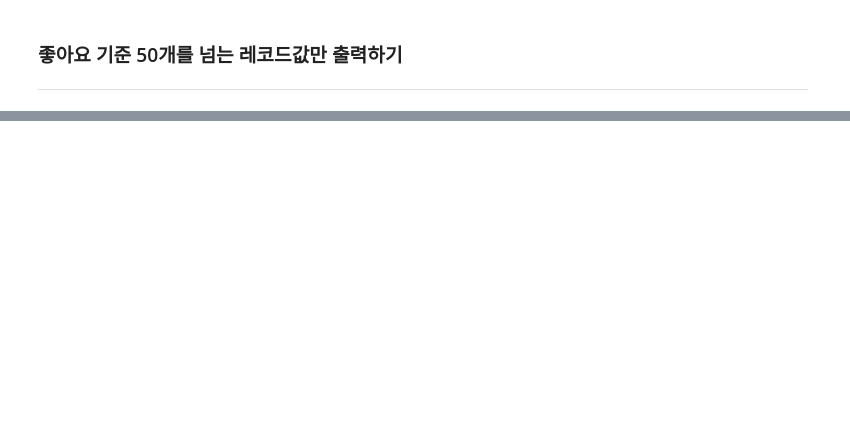
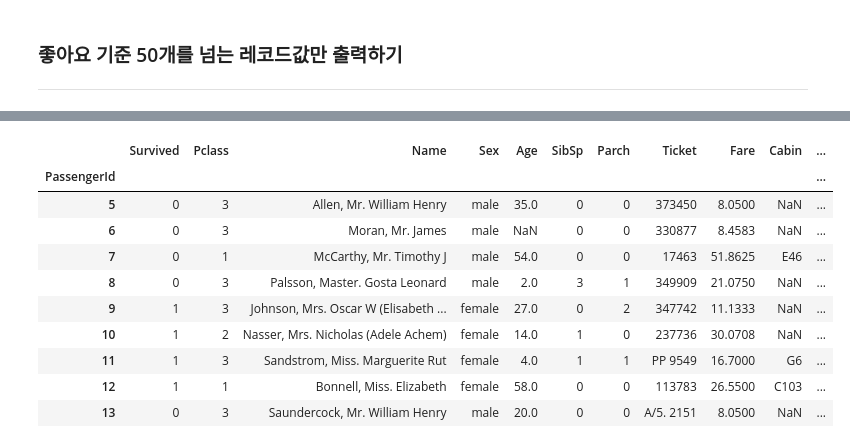
Before and after one commit to HyungtaeMoon/pandas-melon, a Jupyter notebook: bugs.ipynb, the cells around one changed output, grey strips where cells are left out. Cells and saved outputs as stored; diff of their text form; code cells hidden in the pictures; blank space fills up the shorter version.

Commit message:
[ADD, FIX] Titanic Kaggle 추가, bugs 크롤링 내용 수정 및 추가

```diff
--- a/bugs.ipynb
+++ b/bugs.ipynb
@@ -278,0 +379,8 @@ Name: 곡, Length: 100, dtype: object
+# %%
+# 데이터분석을 할 경우에는 아래와 같은 양식이 기본적이다.
+## shape 로 rows, columns 를 확인 (rows=891 X columns=11)
+## head() 로 5줄만 뽑아서 데이터가 정상적으로 추출되었는지 확인
+
+train_df = pd.read_csv('kaggle_titanic_train.csv', index_col=['PassengerId'])
+print(train_df.shape)
+train_df.head()
@@ -278,0 +475,14 @@ Name: 곡, Length: 100, dtype: object
+# %%
+train_df.loc[5:13] # index 5~13 까지의 승객 정보 추출
+# %% [output]
+|  | Survived | Pclass | Name | Sex | Age | SibSp | Parch | Ticket | Fare | Cabin | ... |
+| PassengerId |  |  |  |  |  |  |  |  |  |  | ... |
+| 5 | 0 | 3 | Allen, Mr. William Henry | male | 35.0 | 0 | 0 | 373450 | 8.0500 | NaN | ... |
+| 6 | 0 | 3 | Moran, Mr. James | male | NaN | 0 | 0 | 330877 | 8.4583 | NaN | ... |
+| 7 | 0 | 1 | McCarthy, Mr. Timothy J | male | 54.0 | 0 | 0 | 17463 | 51.8625 | E46 | ... |
+| 8 | 0 | 3 | Palsson, Master. Gosta Leonard | male | 2.0 | 3 | 1 | 349909 | 21.0750 | NaN | ... |
+| 9 | 1 | 3 | Johnson, Mrs. Oscar W (Elisabeth ... | female | 27.0 | 0 | 2 | 347742 | 11.1333 | NaN | ... |
+| 10 | 1 | 2 | Nasser, Mrs. Nicholas (Adele Achem) | female | 14.0 | 1 | 0 | 237736 | 30.0708 | NaN | ... |
+| 11 | 1 | 3 | Sandstrom, Miss. Marguerite Rut | female | 4.0 | 1 | 1 | PP 9549 | 16.7000 | G6 | ... |
+| 12 | 1 | 1 | Bonnell, Miss. Elizabeth | female | 58.0 | 0 | 0 | 113783 | 26.5500 | C103 | ... |
+| 13 | 0 | 3 | Saundercock, Mr. William Henry | male | 20.0 | 0 | 0 | A/5. 2151 | 8.0500 | NaN | ... |
```
Also changed, not shown: parts of 58 cells of this notebook, 1 other file.
